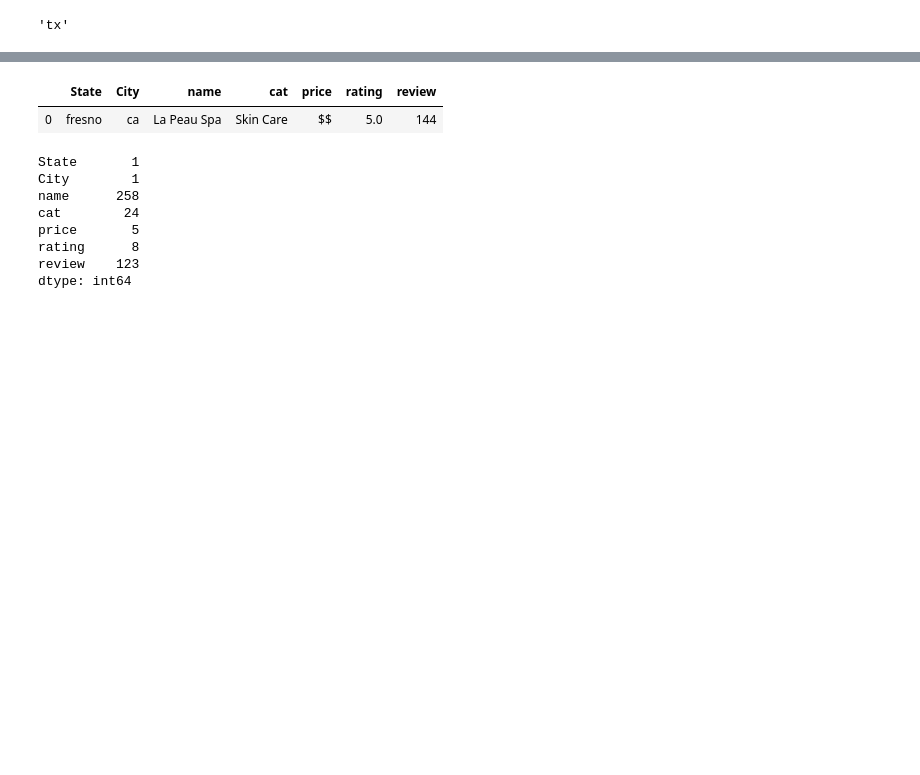
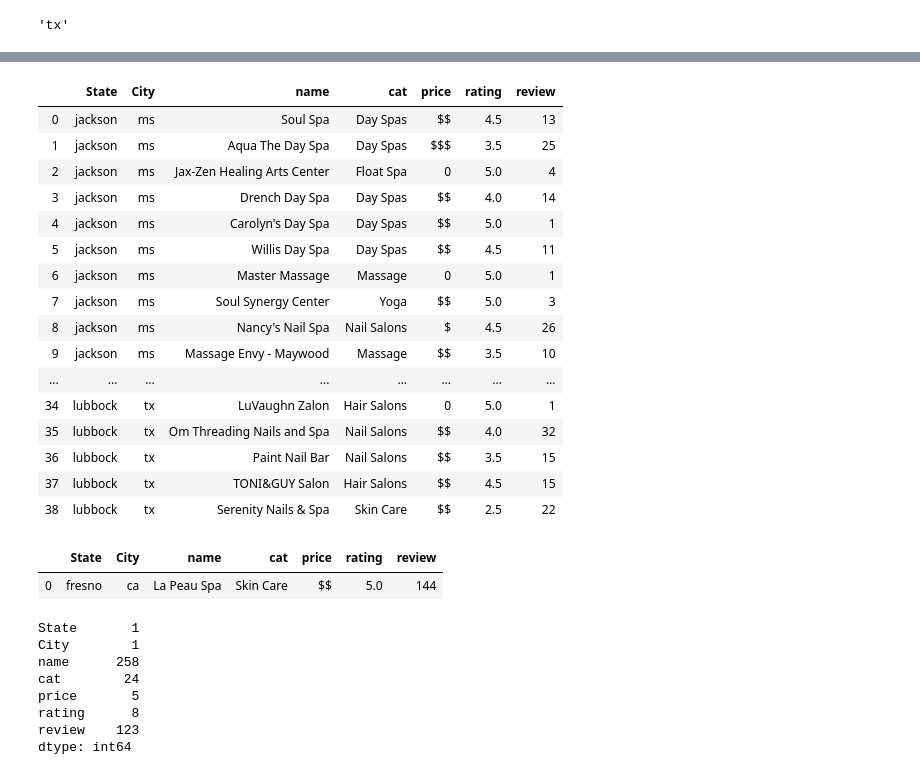
Before and after one commit to kcdevillier/City_Income, a Jupyter notebook: API_data.ipynb, the cells around one changed output, grey strips where cells are left out. Drawn from its saved outputs; the diff is of its cells as text; code cells hidden in the pictures; blank space fills up the shorter version.

```diff
--- a/API_data.ipynb
+++ b/API_data.ipynb
@@ -304,7 +333,7 @@ x
 # %%
 #loop through results and create dataframe for desired info
-def test(location, terms):
-    print(location , terms)
+# def test(location, terms):
+#     print(location , terms)
 
 def getresults(location, terms):
 
@@ -317,9 +346,6 @@ def getresults(location, terms):
     state = []
     city = []
     bus_Type = []
-
-
-
 
     try:
         results = yelp_api.search_query(term=terms, location=location, offset=0)
@@ -376,9 +402,11 @@ def getresults(location, terms):
             print(f'error reached at {location} and {terms}')
             dict1 = {}
             return dict1
-
-    print(f'success for {location} and {terms}')
-    return dict1
+    try:
+        return dict1
+    except UnboundLocalError:
+        dict1={}
+        return dict1
 # %%
 location.split(',')[0]
 # %% [output]
@@ -403,10 +435,12 @@ for x in range(0, len(terms)):
 # %%
 #loop and query
 resulty = []
+result = []
 new_city_list = yelp_list_city[26:49]
 new_state_list = yelp_list_st[26:49]
 for i in range(0, len(new_city_list)):
     location = f'{new_city_list[i].lower()}, {new_state_list[i].lower()}'
     result = getresults(location, 'spa')
+    print('success')
     resulty.append(result)
 # %% [output]
@@ -416,3 +484,28 @@ UnboundLocalError: local variable 'dict1' referenced before assignment
+# %%
+b = pd.DataFrame(resulty[0])
+for i in range(1, len(resulty)):
+    c = pd.DataFrame(resulty[i])
+    b = b.append(c)
+# %%
+b
+# %% [output]
+|  | State | City | name | cat | price | rating | review |
+| 0 | jackson | ms | Soul Spa | Day Spas | $$ | 4.5 | 13 |
+| 1 | jackson | ms | Aqua The Day Spa | Day Spas | $$$ | 3.5 | 25 |
+| 2 | jackson | ms | Jax-Zen Healing Arts Center | Float Spa | 0 | 5.0 | 4 |
+| 3 | jackson | ms | Drench Day Spa | Day Spas | $$ | 4.0 | 14 |
+| 4 | jackson | ms | Carolyn's Day Spa | Day Spas | $$ | 5.0 | 1 |
+| 5 | jackson | ms | Willis Day Spa | Day Spas | $$ | 4.5 | 11 |
+| 6 | jackson | ms | Master Massage | Massage | 0 | 5.0 | 1 |
+| 7 | jackson | ms | Soul Synergy Center | Yoga | $$ | 5.0 | 3 |
+| 8 | jackson | ms | Nancy's Nail Spa | Nail Salons | $ | 4.5 | 26 |
+| 9 | jackson | ms | Massage Envy - Maywood | Massage | $$ | 3.5 | 10 |
+| ... | ... | ... | ... | ... | ... | ... | ... |
+| 34 | lubbock | tx | LuVaughn Zalon | Hair Salons | 0 | 5.0 | 1 |
+| 35 | lubbock | tx | Om Threading Nails and Spa | Nail Salons | $$ | 4.0 | 32 |
+| 36 | lubbock | tx | Paint Nail Bar | Nail Salons | $$ | 3.5 | 15 |
+| 37 | lubbock | tx | TONI&GUY Salon | Hair Salons | $$ | 4.5 | 15 |
+| 38 | lubbock | tx | Serenity Nails & Spa | Skin Care | $$ | 2.5 | 22 |
 # %%
 b = pd.DataFrame(resultx[0])
 for i in range(1, len(resultx)):
```
Also changed, not shown: parts of 5 cells of this notebook, 1 other file.
